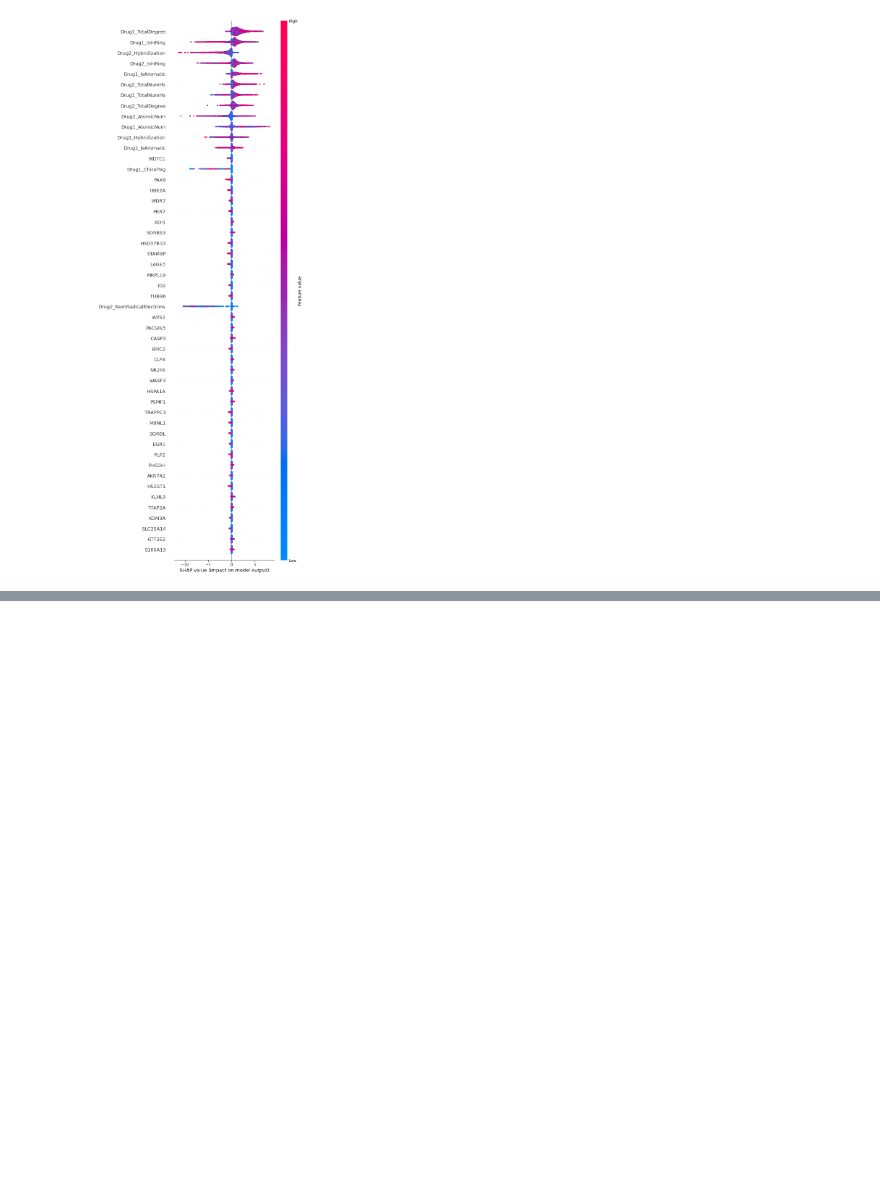
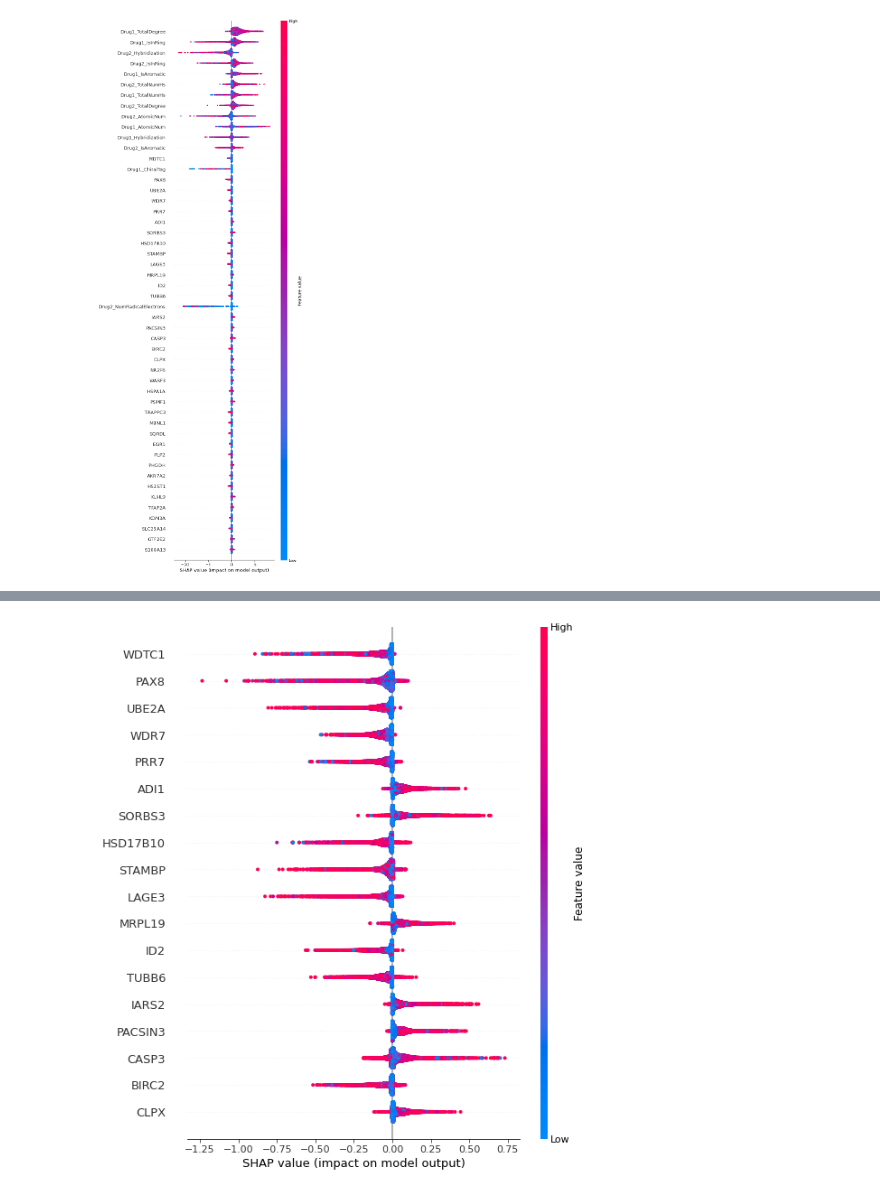
Before and after one commit to uzh-dqbm-cmi/graphnn, a Jupyter notebook: notebooks/AltModels/DeepAdr_train_eval-DrugComb-v1.5-5foldCV-AltModels-DeepSynergy.ipynb, the cells around one changed output, grey strips where cells are left out. Cells and saved outputs as stored; diff of their text form; code cells hidden in the pictures; blank space fills up the shorter version.

```diff
--- a/notebooks/AltModels/DeepAdr_train_eval-DrugComb-v1.5-5foldCV-AltModels-DeepSynergy.ipynb
+++ b/notebooks/AltModels/DeepAdr_train_eval-DrugComb-v1.5-5foldCV-AltModels-DeepSynergy.ipynb
@@ -519,0 +533,7 @@ shap.summary_plot(concat_folds, test_features, feature_names=all_feat, max_displ
+# %%
+shap.summary_plot(concat_folds[:, nr_drug_feat:],
+                  test_features[:, nr_drug_feat:],
+                  feature_names=all_feat[nr_drug_feat:],
+                  max_display=nr_drug_feat)
+# %% [output]
+[figure, added]
```
Also changed, not shown: parts of 3 cells of this notebook.
